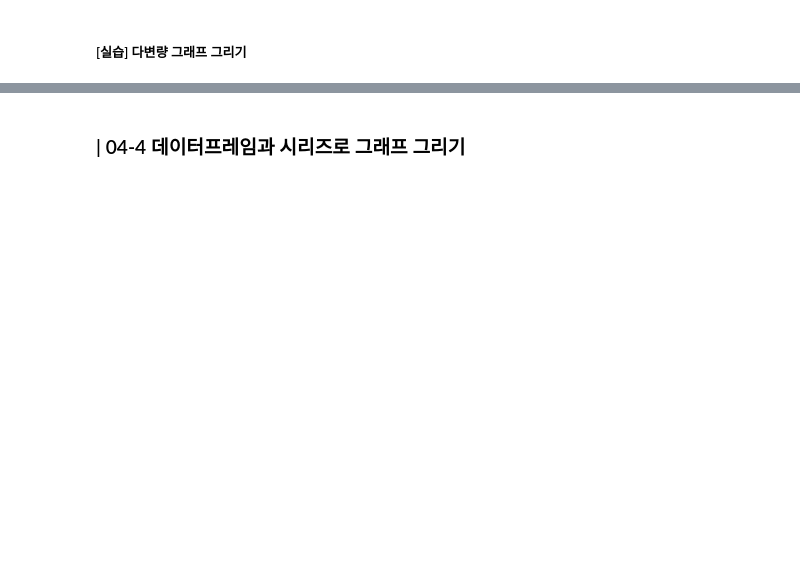
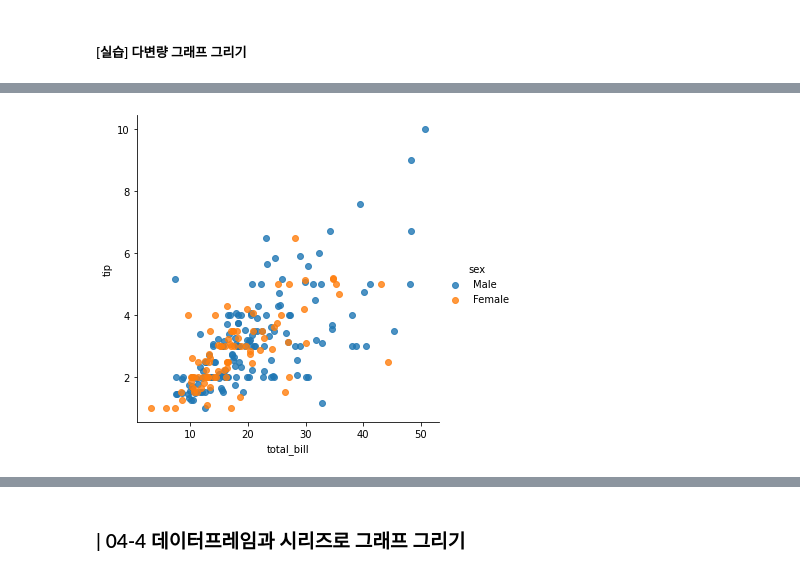
Before and after one commit to Dkepffl/2022-1-ESAA, a Jupyter notebook: Assignment/Assignment0325.ipynb, the cells around one changed output, grey strips where cells are left out. Saved outputs shown, nothing was run; the diff lists cells and outputs as text; code cells hidden in the pictures; blank space fills up the shorter version.

```diff
--- a/Assignment/Assignment0325.ipynb
+++ b/Assignment/Assignment0325.ipynb
@@ -487,0 +514,5 @@ fig = sns.pairplot(tips)
+# %%
+# 산점도 그래프에 색상 추가
+scatter = sns.lmplot(x = 'total_bill', y = 'tip', data = tips, hue = 'sex', fit_reg = False) # 회귀선은 제외
+# %% [output]
+[figure, added]
```
Also changed, not shown: parts of 32 cells of this notebook.
